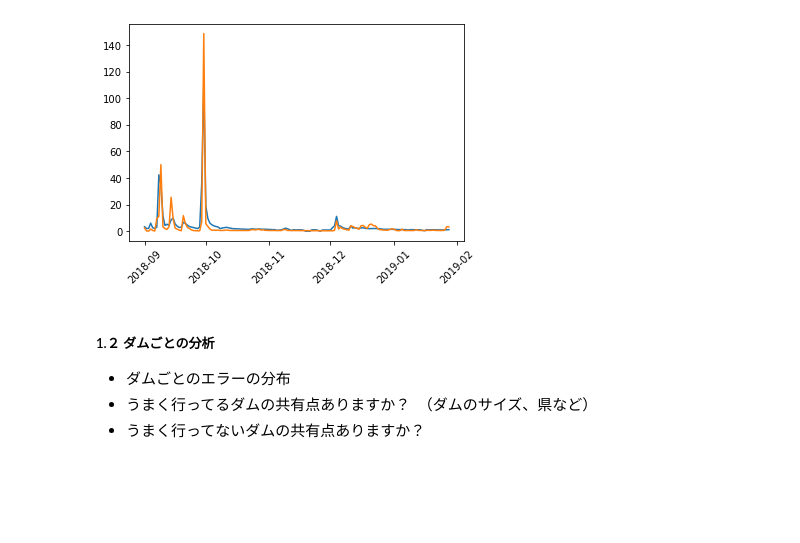
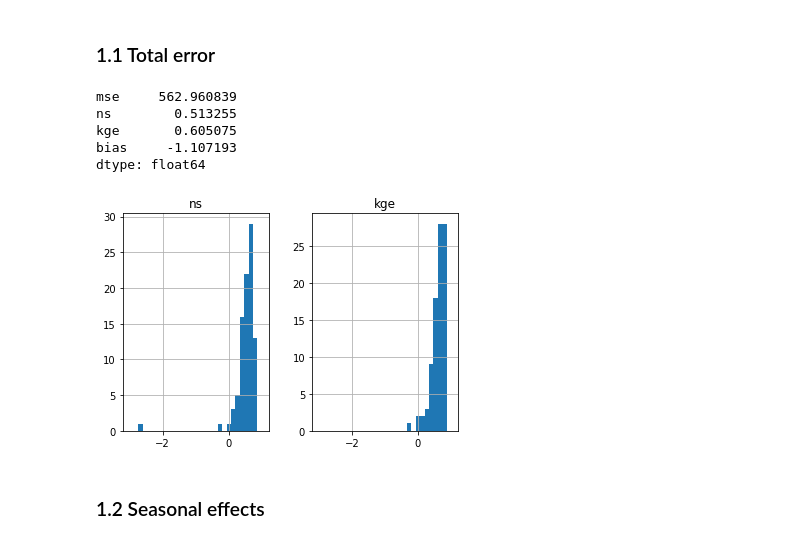
Before and after one commit to TristHas/Hydro, a Jupyter notebook: hydro_exp/2. CamaFlood Evaluation.ipynb, the cells around one changed output. Drawn from its saved outputs; the diff is of its cells as text; code cells hidden in the pictures; blank space fills up the shorter version.

```diff
--- a/hydro_exp/2. CamaFlood Evaluation.ipynb
+++ b/hydro_exp/2. CamaFlood Evaluation.ipynb
@@ -12 +32,4 @@ dams = load_dam_details()
+# %%
+df = pd.read_pickle('data_details.pkl')
+idxs = df[~(df['lack of data']) & (df['network exist']) & ~(df['other dams'])].index
 # %% [markdown]
@@ -87,27 +37,2 @@ err_table[err_table["ns"]>-1].plot.scatter(x="ns",y="kge")
-# %%
-idx = err_table["ns"].idxmax()
-rivout = load_dam_rivout(idx,daily=True)
-rivout = rivout[rivout.index>=datetime.datetime(2018,9,1)]
-discharge = load_dam_discharge(idx)
-discharge = pd.concat(load_dam_discharge(idx))
-discharge.index -= datetime.timedelta(hours=9)
-discharge.index = discharge.index.date
-discharge.index.name = 'date'
-discharge = discharge.groupby(level=['date']).mean()
-discharge.index = pd.to_datetime(discharge.index)
-discharge = discharge[discharge.index >= datetime.datetime(2018,9,1)]
-rivout = rivout[rivout.index.isin(discharge.index)]
-discharge = discharge[discharge.index.isin(rivout.index)]
-
-plt.plot(discharge[:150])
-plt.plot(rivout[:150])
-plt.xticks(rotation=45)
-plt.show()
-# %% [output]
-[figure, removed]
-# %% [markdown]
-##### 1.２ ダムごとの分析
-
-- ダムごとのエラーの分布
-- うまく行ってるダムの共有点ありますか？　（ダムのサイズ、県など）
-- うまく行ってないダムの共有点ありますか？
+# %% [markdown]
+### 1.1 Total error
@@ -113,0 +42,39 @@ plt.show()
+# %%
+dam_id,ms,ns,kg = [],[],[],[]
+num = []
+results = {}
+
+for idx in tqdm(idxs):
+    df = make_df(idx,daily=True)
+    x = df.values[:,0].reshape(-1, 1)
+    y = df.values[:,1].reshape(-1, 1)
+
+    msk_tr = df.index<datetime.datetime(2018,9,1)
+    tr_idx = np.where(msk_tr)[0]
+    te_idx = np.where(~msk_tr)[0]
+
+    train_x, test_x = x[tr_idx], x[te_idx]
+    train_y, test_y = y[tr_idx], y[te_idx]
+
+    lr = LinearRegression()
+    lr.fit(train_x,train_y)
+    predict = lr.predict(test_x)
+
+    results[idx]=[mse(predict,test_y),
+                  nse(predict,test_y),
+                  kge(predict,test_y),
+                  test_y.mean()-predict.mean()]
+
+results = pd.DataFrame(results,index=['mse','ns','kge','bias']).T
+# %%
+results[['ns','kge']].hist(range=[-3,1],bins=30)
+print(results.mean())
+# %% [output]
+mse     562.960839
+ns        0.513255
+kge       0.605075
+bias     -1.107193
+dtype: float64
+[figure, added]
+# %% [markdown]
+### 1.2 Seasonal effects
```
Also changed, not shown: parts of 18 cells of this notebook.
